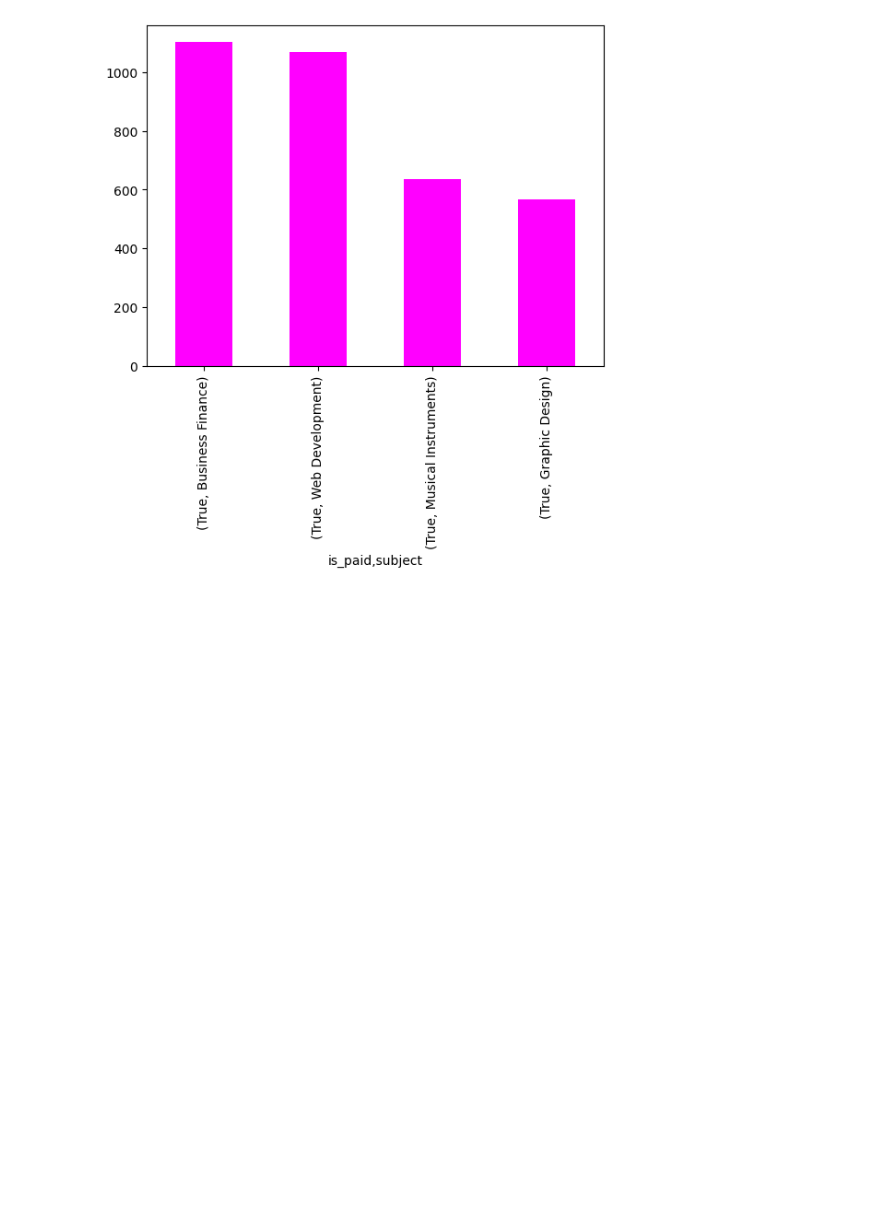
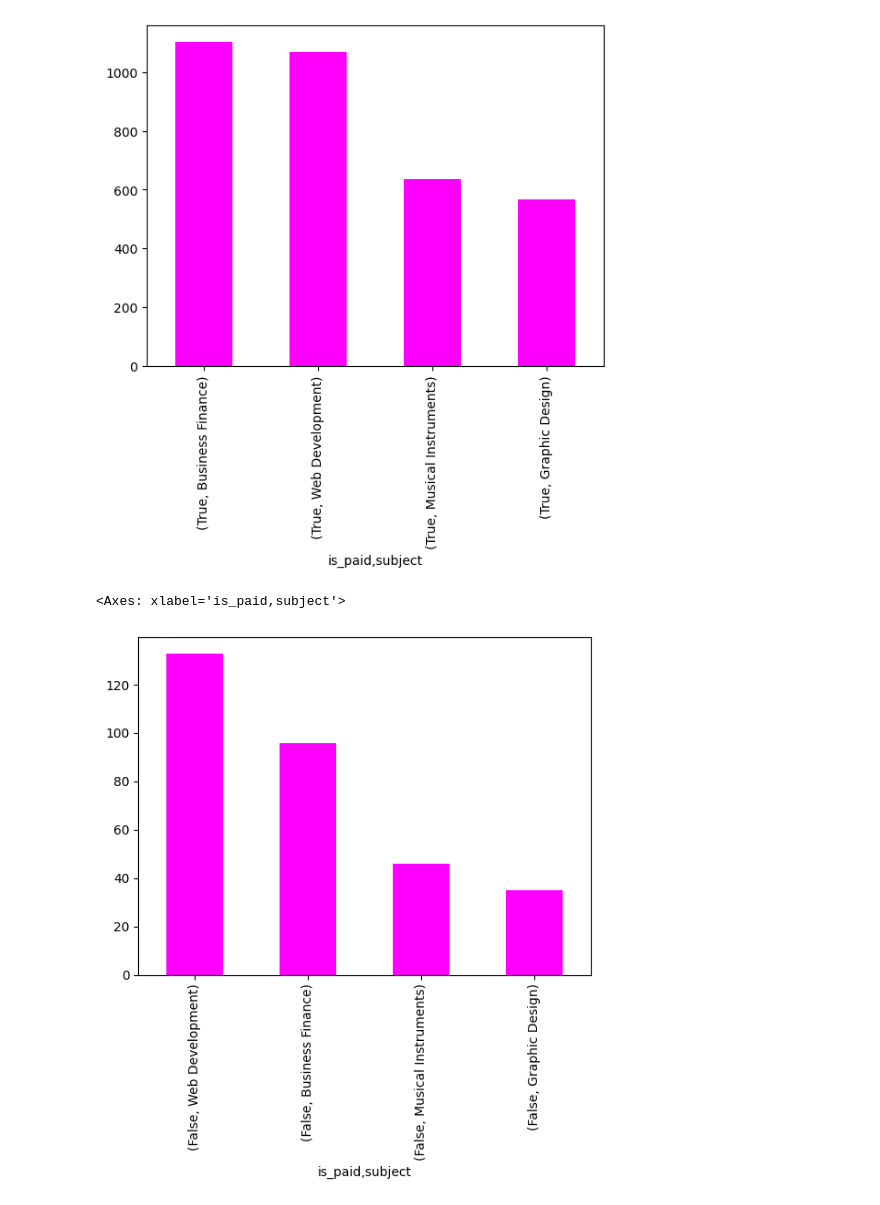
Before and after one commit to AAdewunmi/Online-Course-Recommendation-App-Project, a Jupyter notebook: EDA_On_UdemyDataset.ipynb, the cells around one changed output. Cells and saved outputs as stored; diff of their text form; code cells hidden in the pictures; blank space fills up the shorter version.

Commit message:
Plot subject counts for unpaid users with magenta bar chart

```diff
--- a/EDA_On_UdemyDataset.ipynb
+++ b/EDA_On_UdemyDataset.ipynb
@@ -456,3 +456,10 @@ df[df['is_paid']==True].groupby(['is_paid'])['subject'].value_counts().plot(kind
 # %% [output]
 <Axes: xlabel='is_paid,subject'>
 [figure]
+# %%
+# Plot subject counts for unpaid users with magenta bar chart
+
+df[df['is_paid']==False].groupby(['is_paid'])['subject'].value_counts().plot(kind='bar',color='magenta')
+# %% [output]
+<Axes: xlabel='is_paid,subject'>
+[figure, added]
```
